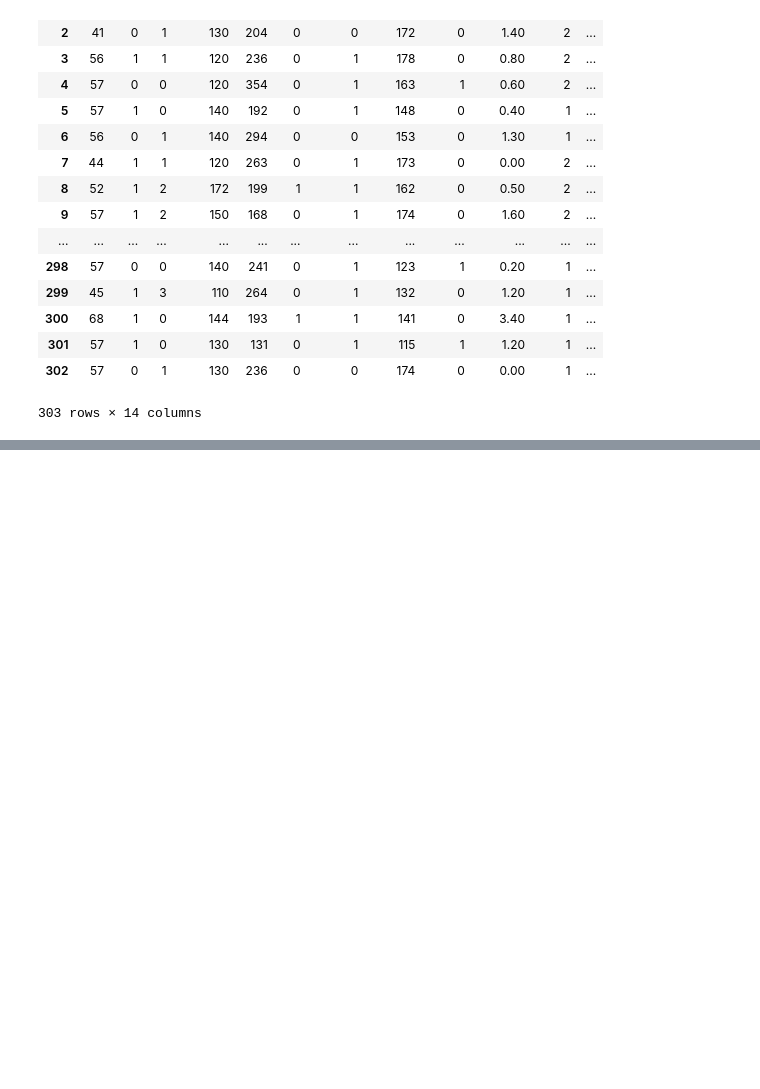
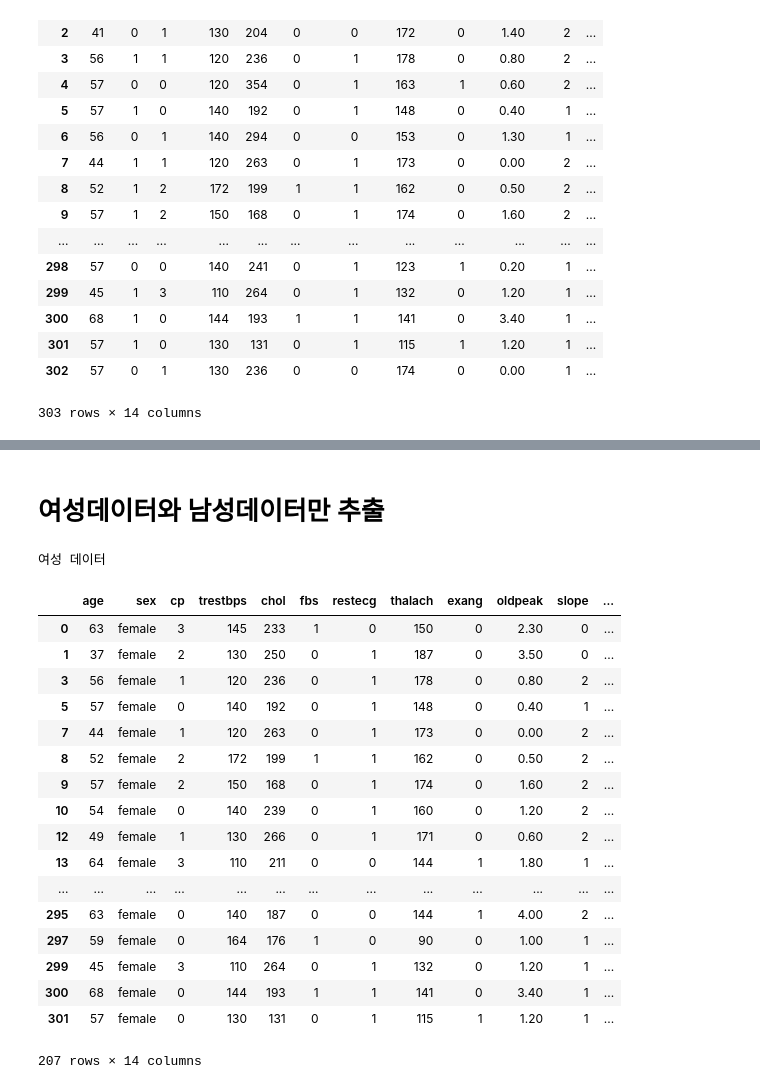
Before and after one commit to jjeamin/Data_mining, a Jupyter notebook: 5week/report4_정재민.ipynb, the cells around one changed output, grey strips where cells are left out. Drawn from its saved outputs; the diff is of its cells as text; code cells hidden in the pictures; blank space fills up the shorter version.

```diff
--- a/5week/report4_정재민.ipynb
+++ b/5week/report4_정재민.ipynb
@@ -134,0 +161,26 @@ display(df_nan)
+# %% [markdown]
+# 여성데이터와 남성데이터만 추출
+# %%
+# 여성 데이터
+print('여성 데이터')
+display(df[df.sex == 'female'])
+# %% [output]
+여성 데이터
+|  | age | sex | cp | trestbps | chol | fbs | restecg | thalach | exang | oldpeak | slope | ... |
+| 0 | 63 | female | 3 | 145 | 233 | 1 | 0 | 150 | 0 | 2.30 | 0 | ... |
+| 1 | 37 | female | 2 | 130 | 250 | 0 | 1 | 187 | 0 | 3.50 | 0 | ... |
+| 3 | 56 | female | 1 | 120 | 236 | 0 | 1 | 178 | 0 | 0.80 | 2 | ... |
+| 5 | 57 | female | 0 | 140 | 192 | 0 | 1 | 148 | 0 | 0.40 | 1 | ... |
+| 7 | 44 | female | 1 | 120 | 263 | 0 | 1 | 173 | 0 | 0.00 | 2 | ... |
+| 8 | 52 | female | 2 | 172 | 199 | 1 | 1 | 162 | 0 | 0.50 | 2 | ... |
+| 9 | 57 | female | 2 | 150 | 168 | 0 | 1 | 174 | 0 | 1.60 | 2 | ... |
+| 10 | 54 | female | 0 | 140 | 239 | 0 | 1 | 160 | 0 | 1.20 | 2 | ... |
+| 12 | 49 | female | 1 | 130 | 266 | 0 | 1 | 171 | 0 | 0.60 | 2 | ... |
+| 13 | 64 | female | 3 | 110 | 211 | 0 | 0 | 144 | 1 | 1.80 | 1 | ... |
+| ... | ... | ... | ... | ... | ... | ... | ... | ... | ... | ... | ... | ... |
+| 295 | 63 | female | 0 | 140 | 187 | 0 | 0 | 144 | 1 | 4.00 | 2 | ... |
+| 297 | 59 | female | 0 | 164 | 176 | 1 | 0 | 90 | 0 | 1.00 | 1 | ... |
+| 299 | 45 | female | 3 | 110 | 264 | 0 | 1 | 132 | 0 | 1.20 | 1 | ... |
+| 300 | 68 | female | 0 | 144 | 193 | 1 | 1 | 141 | 0 | 3.40 | 1 | ... |
+| 301 | 57 | female | 0 | 130 | 131 | 0 | 1 | 115 | 1 | 1.20 | 1 | ... |
+207 rows × 14 columns
```
Also changed, not shown: parts of 13 cells of this notebook.
